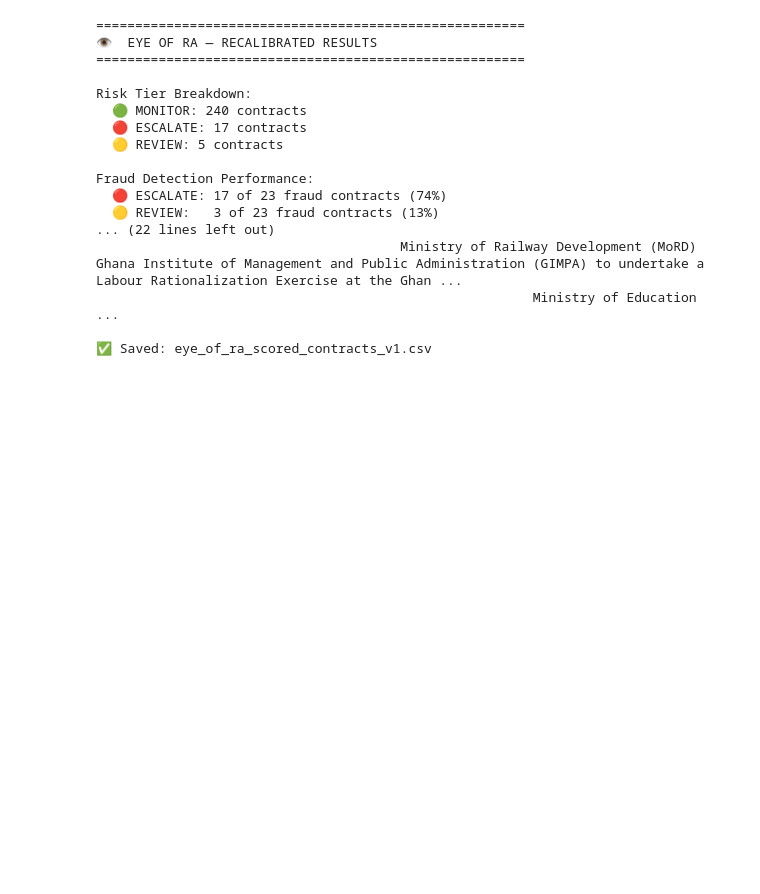
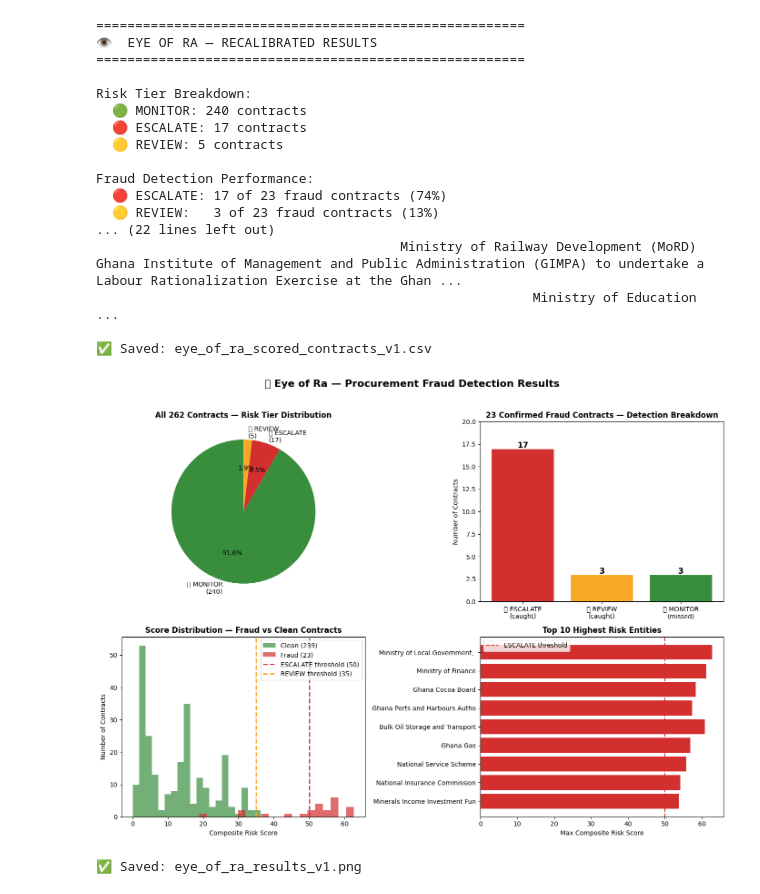
Before and after one commit to Joey-Jireh/eye-of-ra, a Jupyter notebook: notebooks/week3/week3_detection_engines.ipynb, the cells around one changed output. Saved outputs shown, nothing was run; the diff lists cells and outputs as text; code cells hidden in the pictures; blank space fills up the shorter version.

Commit message:
Cell 12 — results visualization saved

```diff
--- a/notebooks/week3/week3_detection_engines.ipynb
+++ b/notebooks/week3/week3_detection_engines.ipynb
@@ -847,3 +847,62 @@ Fraud Detection Performance:
                                                         Ministry of Education                                                                                                                            ...
 
 ✅ Saved: eye_of_ra_scored_contracts_v1.csv
+# %%
+# Cell 12 — Results Visualization
+# Charts for pitch deck and technical abstract
+
+fig, axes = plt.subplots(2, 2, figsize=(14, 10))
+fig.suptitle("👁️ Eye of Ra — Procurement Fraud Detection Results",
+             fontsize=16, fontweight='bold', y=1.02)
+
+# Chart 1 — Risk tier breakdown (all contracts)
+tier_colors = {'🔴 ESCALATE': '#d32f2f', '🟡 REVIEW': '#f9a825', '🟢 MONITOR': '#388e3c'}
+tier_data = results_df['tier'].value_counts()
+colors = [tier_colors[t] for t in tier_data.index]
+axes[0,0].pie(tier_data.values, labels=[f"{t}\n({v})" for t,v in zip(tier_data.index, tier_data.values)],
+              colors=colors, autopct='%1.1f%%', startangle=90)
+axes[0,0].set_title('All 262 Contracts — Risk Tier Distribution', fontweight='bold')
+
+# Chart 2 — Fraud detection performance
+categories = ['🔴 ESCALATE\n(caught)', '🟡 REVIEW\n(caught)', '🟢 MONITOR\n(missed)']
+values = [len(escalate), len(review), len(monitor)]
+bar_colors = ['#d32f2f', '#f9a825', '#388e3c']
+bars = axes[0,1].bar(categories, values, color=bar_colors, edgecolor='white', linewidth=1.5)
+for bar, val in zip(bars, values):
+    axes[0,1].text(bar.get_x() + bar.get_width()/2, bar.get_height() + 0.1,
+                   str(val), ha='center', fontweight='bold', fontsize=13)
+axes[0,1].set_title('23 Confirmed Fraud Contracts — Detection Breakdown', fontweight='bold')
+axes[0,1].set_ylabel('Number of Contracts')
+axes[0,1].set_ylim(0, 20)
+
+# Chart 3 — Composite score distribution: fraud vs clean
+fraud_scores = results_df[results_df['fraud_label'] == 1]['composite_score']
+clean_scores = results_df[results_df['fraud_label'] == 0]['composite_score']
+axes[1,0].hist(clean_scores, bins=20, alpha=0.7, color='#388e3c', label=f'Clean ({len(clean_scores)})')
+axes[1,0].hist(fraud_scores, bins=20, alpha=0.7, color='#d32f2f', label=f'Fraud ({len(fraud_scores)})')
+axes[1,0].axvline(x=50, color='#d32f2f', linestyle='--', linewidth=2, label='ESCALATE threshold (50)')
+axes[1,0].axvline(x=35, color='#f9a825', linestyle='--', linewidth=2, label='REVIEW threshold (35)')
+axes[1,0].set_title('Score Distribution — Fraud vs Clean Contracts', fontweight='bold')
+axes[1,0].set_xlabel('Composite Risk Score')
+axes[1,0].set_ylabel('Number of Contracts')
+axes[1,0].legend()
+
+# Chart 4 — Top 10 highest risk entities
+entity_risk = results_df.groupby('entity')['composite_score'].max().sort_values(ascending=False).head(10)
+short_names = [e.split('(')[0].strip()[:30] for e in entity_risk.index]
+bar_colors_e = ['#d32f2f' if s >= 50 else '#f9a825' for s in entity_risk.values]
+bars = axes[1,1].barh(short_names[::-1], entity_risk.values[::-1], color=bar_colors_e[::-1])
+axes[1,1].set_title('Top 10 Highest Risk Entities', fontweight='bold')
+axes[1,1].set_xlabel('Max Composite Risk Score')
+axes[1,1].axvline(x=50, color='#d32f2f', linestyle='--', linewidth=1.5, label='ESCALATE threshold')
+axes[1,1].legend()
+
+plt.tight_layout()
+plt.savefig('/content/eye_of_ra_results_v1.png', dpi=150, bbox_inches='tight')
+plt.show()
+print("✅ Saved: eye_of_ra_results_v1.png")
+
+# Git: Cell 12 — results visualization saved
+# %% [output]
+[figure, added]
+✅ Saved: eye_of_ra_results_v1.png
```
